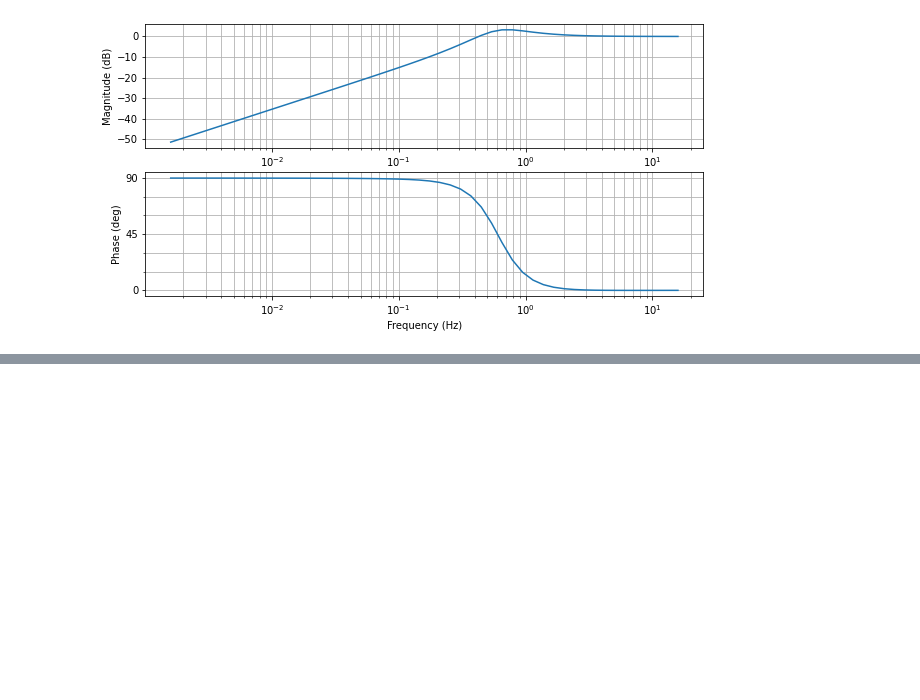
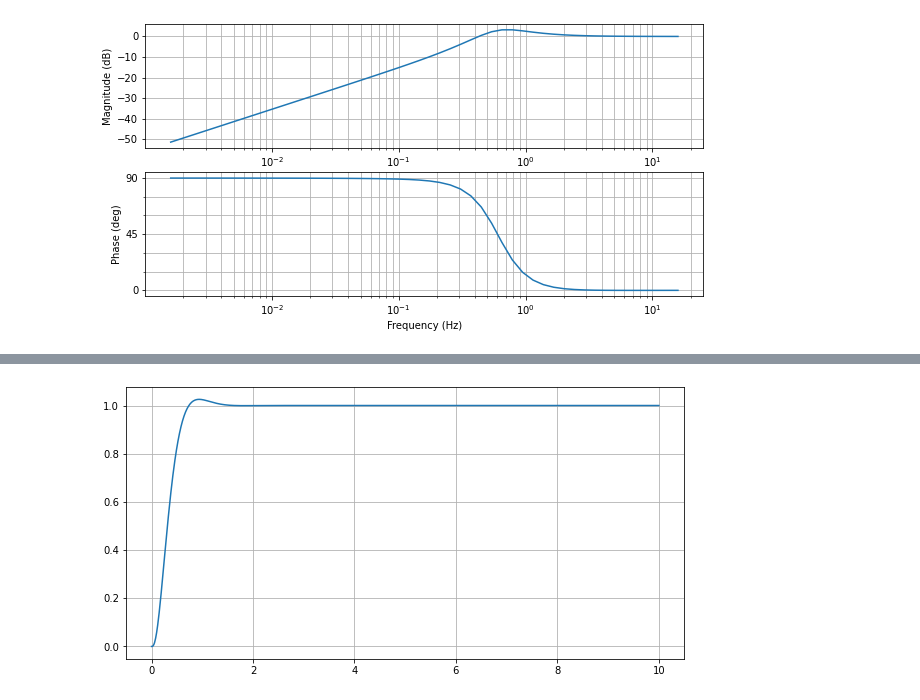
Before and after one commit to smallpondtom/aae451-notebook, a Jupyter notebook: 5-VTOL-Control/VTOL-Control.ipynb, the cells around one changed output, grey strips where cells are left out. Saved outputs shown, nothing was run; the diff lists cells and outputs as text; code cells hidden in the pictures; blank space fills up the shorter version.

```diff
--- a/5-VTOL-Control/VTOL-Control.ipynb
+++ b/5-VTOL-Control/VTOL-Control.ipynb
@@ -352,0 +490,7 @@ $\dfrac{M}{u_{roll}} = l G_{fan}$
+# %%
+y_r = G*H/(1 + G*H)
+t, y = control.step_response(y_r, T=np.linspace(0, 10, 1000))
+plt.plot(t, y)
+plt.grid()
+# %% [output]
+[figure, added]
```
Also changed, not shown: parts of 21 cells of this notebook.
